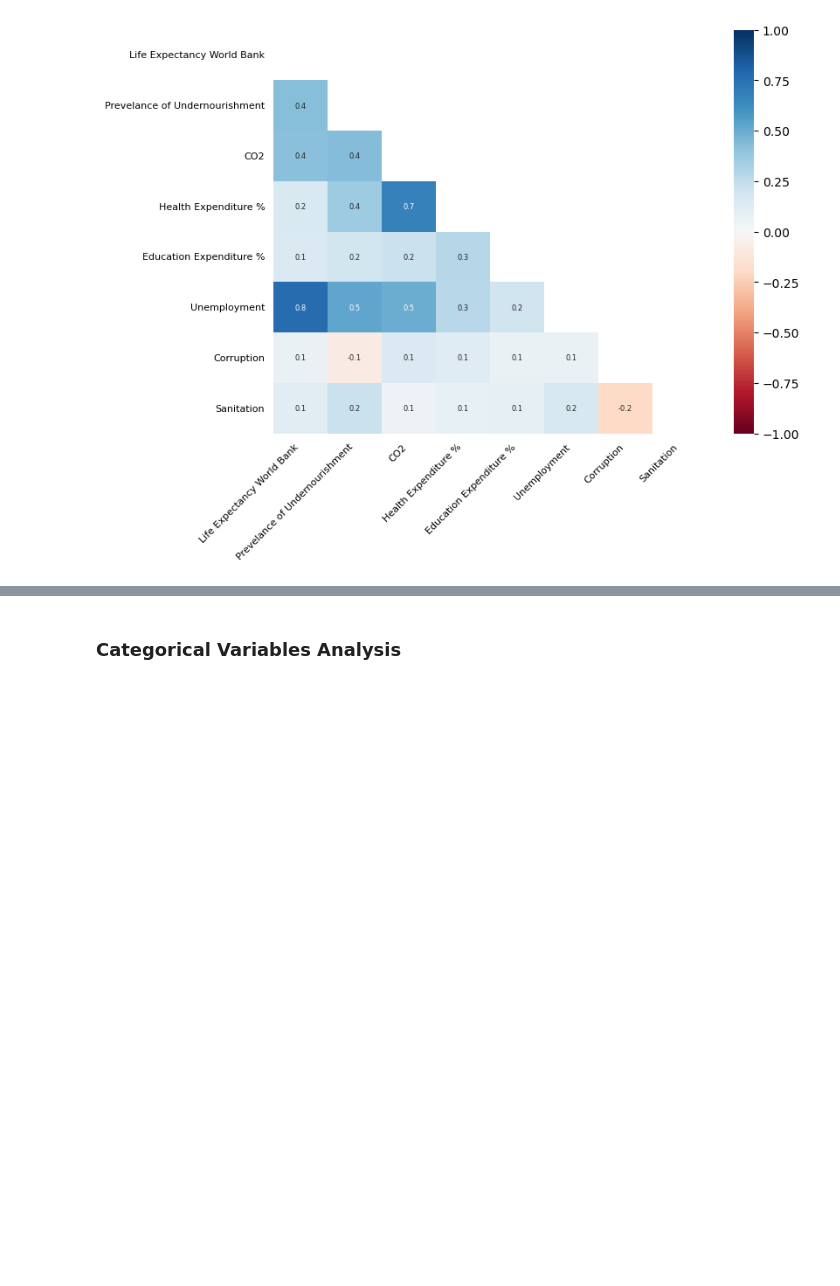
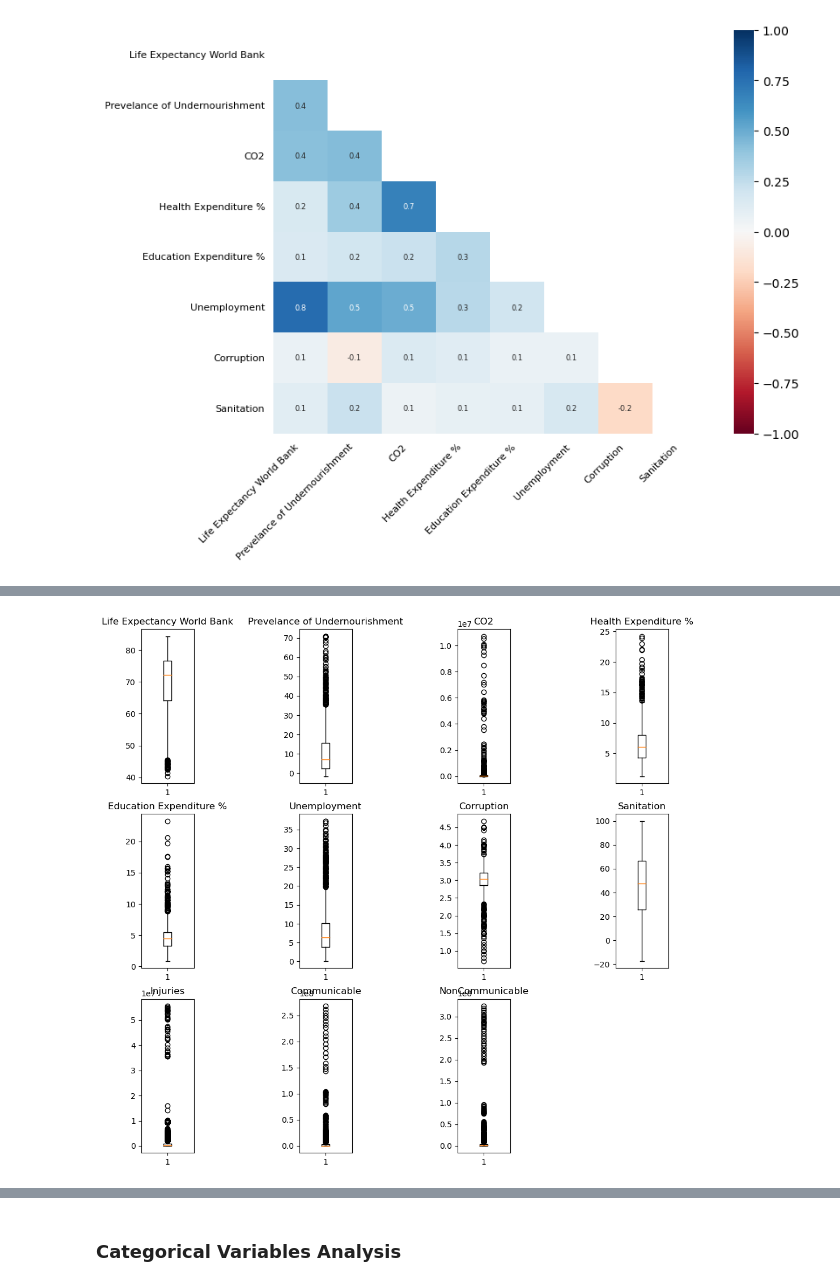
Before and after one commit to JericoEndaya/Life_expectancy, a Jupyter notebook: life_expecetancy.ipynb, the cells around one changed output, grey strips where cells are left out. Saved outputs shown, nothing was run; the diff lists cells and outputs as text; code cells hidden in the pictures; blank space fills up the shorter version.

```diff
--- a/life_expecetancy.ipynb
+++ b/life_expecetancy.ipynb
@@ -93,0 +112,26 @@ df_imp['IncomeGroup'] = income_group.values
+# %%
+columns = ['Life Expectancy World Bank', 'Prevelance of Undernourishment', 'CO2', 'Health Expenditure %',
+           'Education Expenditure %','Unemployment','Corruption','Sanitation','Injuries','Communicable','NonCommunicable']
+n_cols = 4
+n_rows = 3
+
+# Initialize subplot index
+subplot_index = 1
+
+# Create the figure
+plt.figure(figsize=(12, 12))
+
+# for each column in columns, make a boxplot
+for column in columns:
+    plt.subplot(n_rows, n_cols, subplot_index)
+    plt.boxplot(df_imp[column])
+    plt.title(f'{column}')
+
+    # Increment subplot index for the next loop iteration
+    subplot_index += 1
+
+# Show the plot
+plt.subplots_adjust(wspace=2)
+plt.show()
+# %% [output]
+[figure, added]
```
Also changed, not shown: parts of 18 cells of this notebook.
